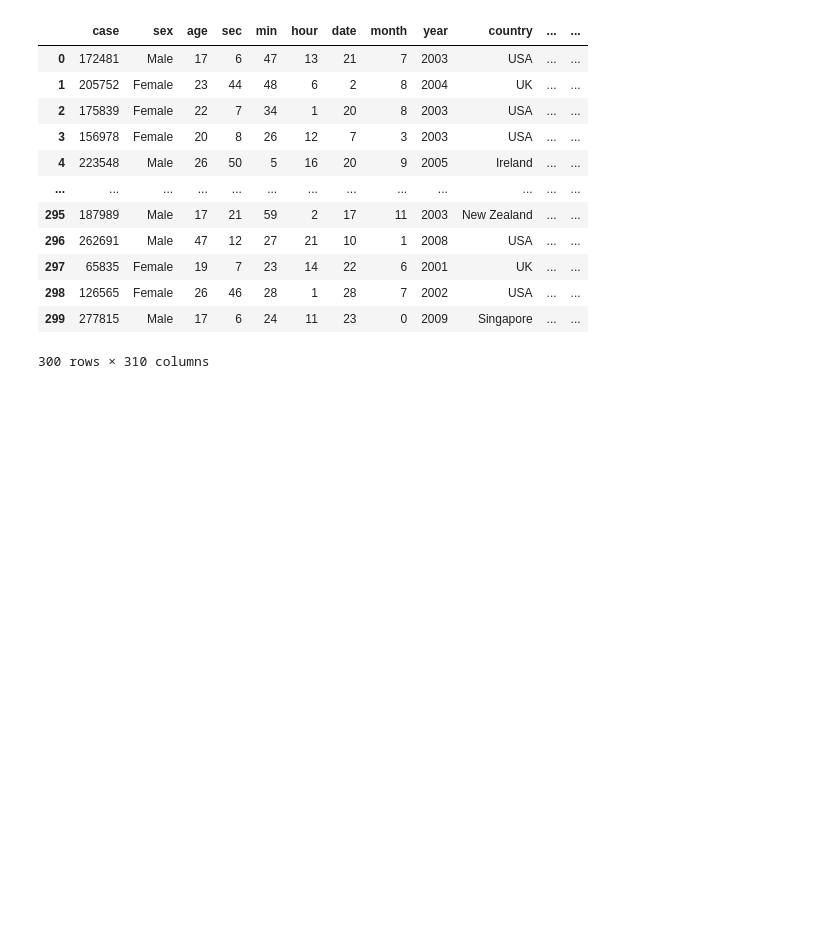
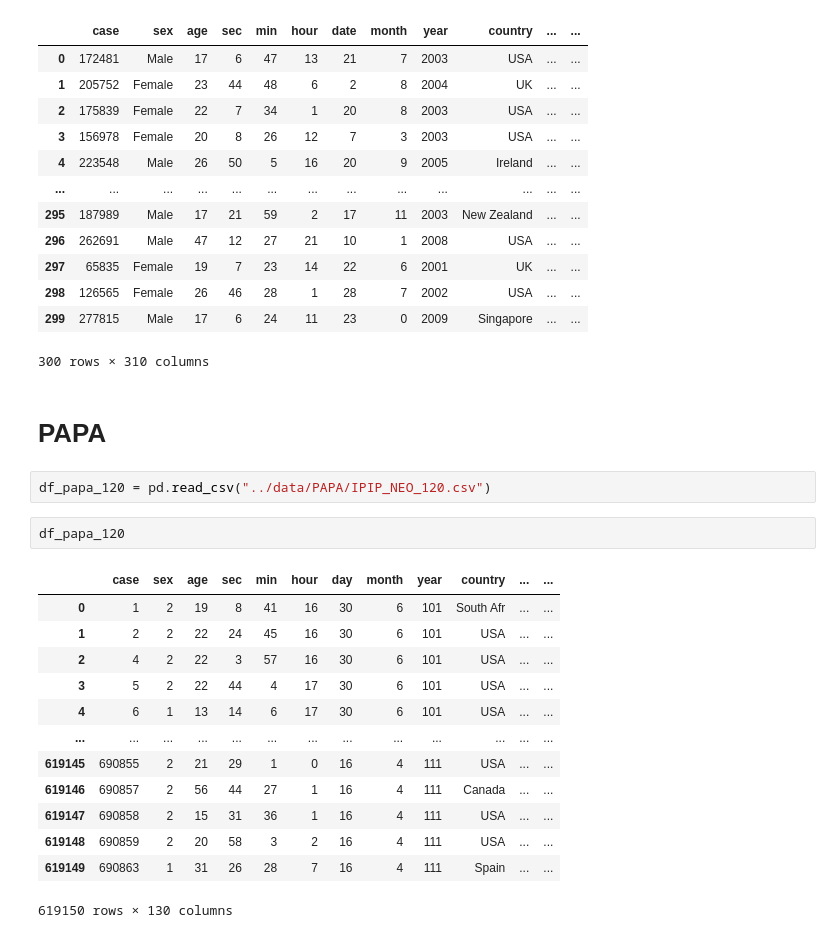
Before and after one commit to Zaplavnov/LLM-PersonaBench, a Jupyter notebook: notebooks/dataset_analysis.ipynb, the cells around one changed output. Cells and saved outputs as stored; diff of their text form; blank space fills up the shorter version.

```diff
--- a/notebooks/dataset_analysis.ipynb
+++ b/notebooks/dataset_analysis.ipynb
@@ -139,3 +139,23 @@ df
 | 298 | 126565 | Female | 26 | 46 | 28 | 1 | 28 | 7 | 2002 | USA | ... | ... |
 | 299 | 277815 | Male | 17 | 6 | 24 | 11 | 23 | 0 | 2009 | Singapore | ... | ... |
 300 rows × 310 columns
+# %% [markdown]
+# PAPA
+# %%
+df_papa_120 = pd.read_csv("../data/PAPA/IPIP_NEO_120.csv")
+# %%
+df_papa_120
+# %% [output]
+|  | case | sex | age | sec | min | hour | day | month | year | country | ... | ... |
+| 0 | 1 | 2 | 19 | 8 | 41 | 16 | 30 | 6 | 101 | South Afr | ... | ... |
+| 1 | 2 | 2 | 22 | 24 | 45 | 16 | 30 | 6 | 101 | USA | ... | ... |
+| 2 | 4 | 2 | 22 | 3 | 57 | 16 | 30 | 6 | 101 | USA | ... | ... |
+| 3 | 5 | 2 | 22 | 44 | 4 | 17 | 30 | 6 | 101 | USA | ... | ... |
+| 4 | 6 | 1 | 13 | 14 | 6 | 17 | 30 | 6 | 101 | USA | ... | ... |
+| ... | ... | ... | ... | ... | ... | ... | ... | ... | ... | ... | ... | ... |
+| 619145 | 690855 | 2 | 21 | 29 | 1 | 0 | 16 | 4 | 111 | USA | ... | ... |
+| 619146 | 690857 | 2 | 56 | 44 | 27 | 1 | 16 | 4 | 111 | Canada | ... | ... |
+| 619147 | 690858 | 2 | 15 | 31 | 36 | 1 | 16 | 4 | 111 | USA | ... | ... |
+| 619148 | 690859 | 2 | 20 | 58 | 3 | 2 | 16 | 4 | 111 | USA | ... | ... |
+| 619149 | 690863 | 1 | 31 | 26 | 28 | 7 | 16 | 4 | 111 | Spain | ... | ... |
+619150 rows × 130 columns
```
Also changed, not shown: parts of 11 cells of this notebook, 6 other files.
